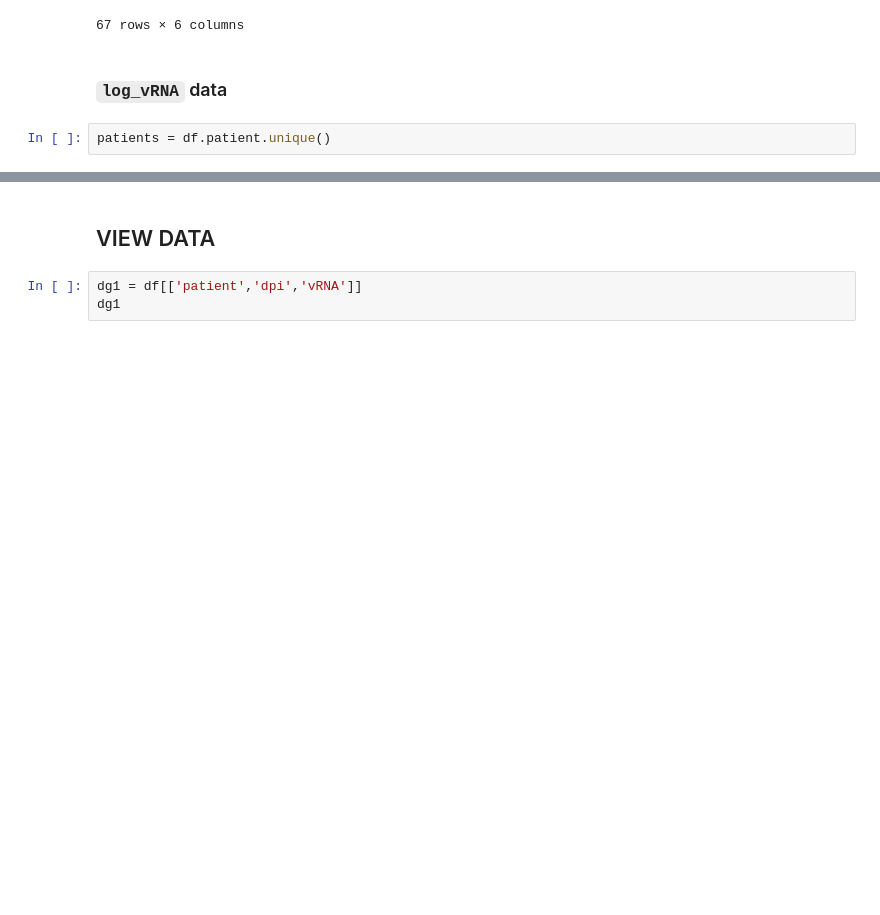
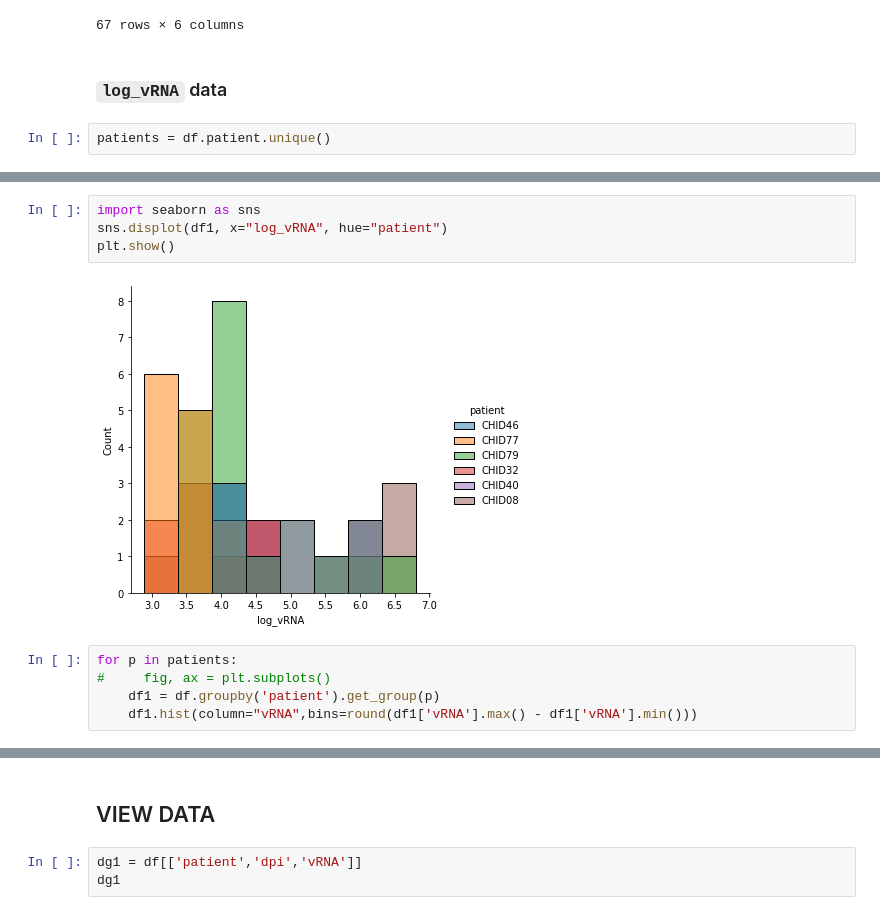
Before and after one commit to yd124/HIVintern2022Summer, a Jupyter notebook: data_cleaning/data.ipynb, the cells around one changed output, grey strips where cells are left out. Drawn from its saved outputs; the diff is of its cells as text; blank space fills up the shorter version.

```diff
--- a/data_cleaning/data.ipynb
+++ b/data_cleaning/data.ipynb
@@ -39,0 +119,11 @@ for p in patients:
+# %%
+import seaborn as sns
+sns.displot(df1, x="log_vRNA", hue="patient")
+plt.show()
+# %% [output]
+[figure, added]
+# %%
+for p in patients:
+#     fig, ax = plt.subplots()
+    df1 = df.groupby('patient').get_group(p)
+    df1.hist(column="vRNA",bins=round(df1['vRNA'].max() - df1['vRNA'].min()))
```
Also changed, not shown: parts of 8 cells of this notebook, 10 other files.
